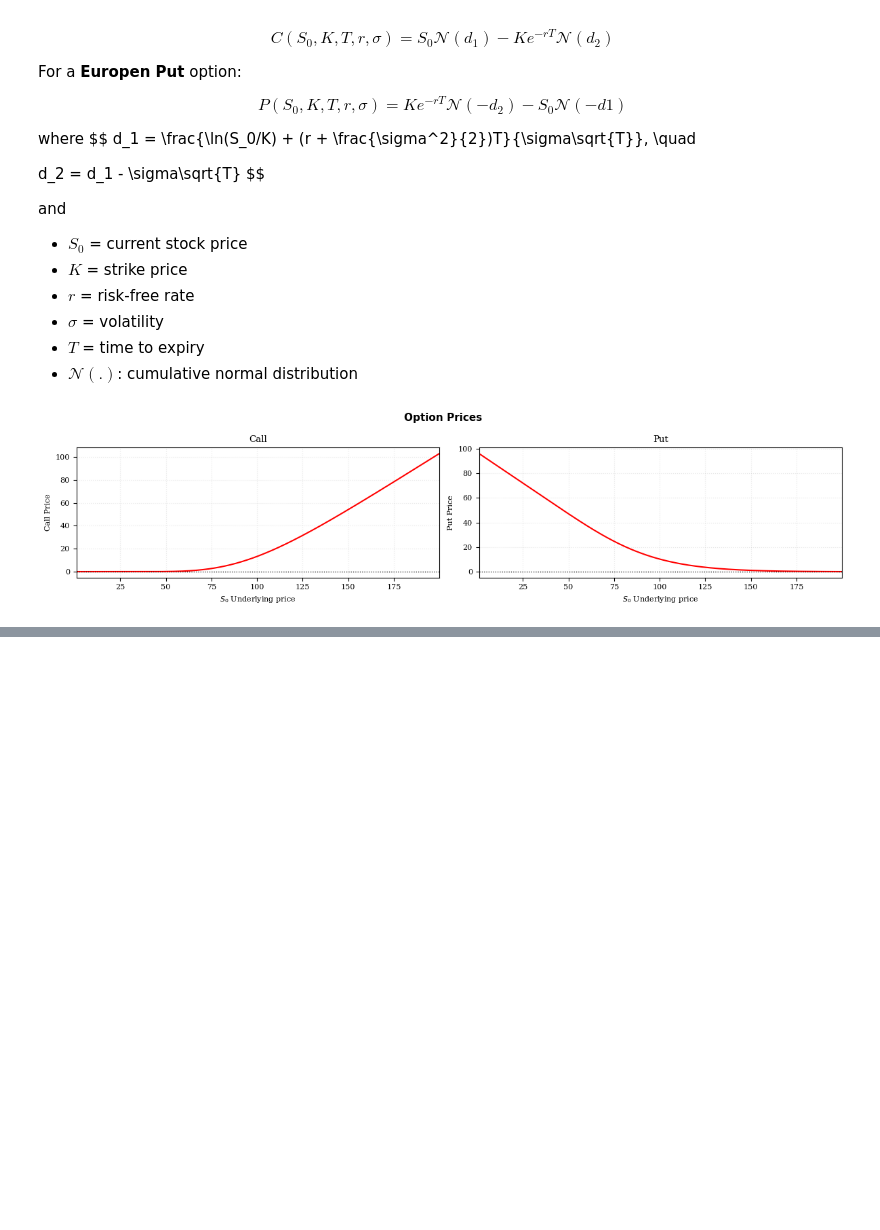
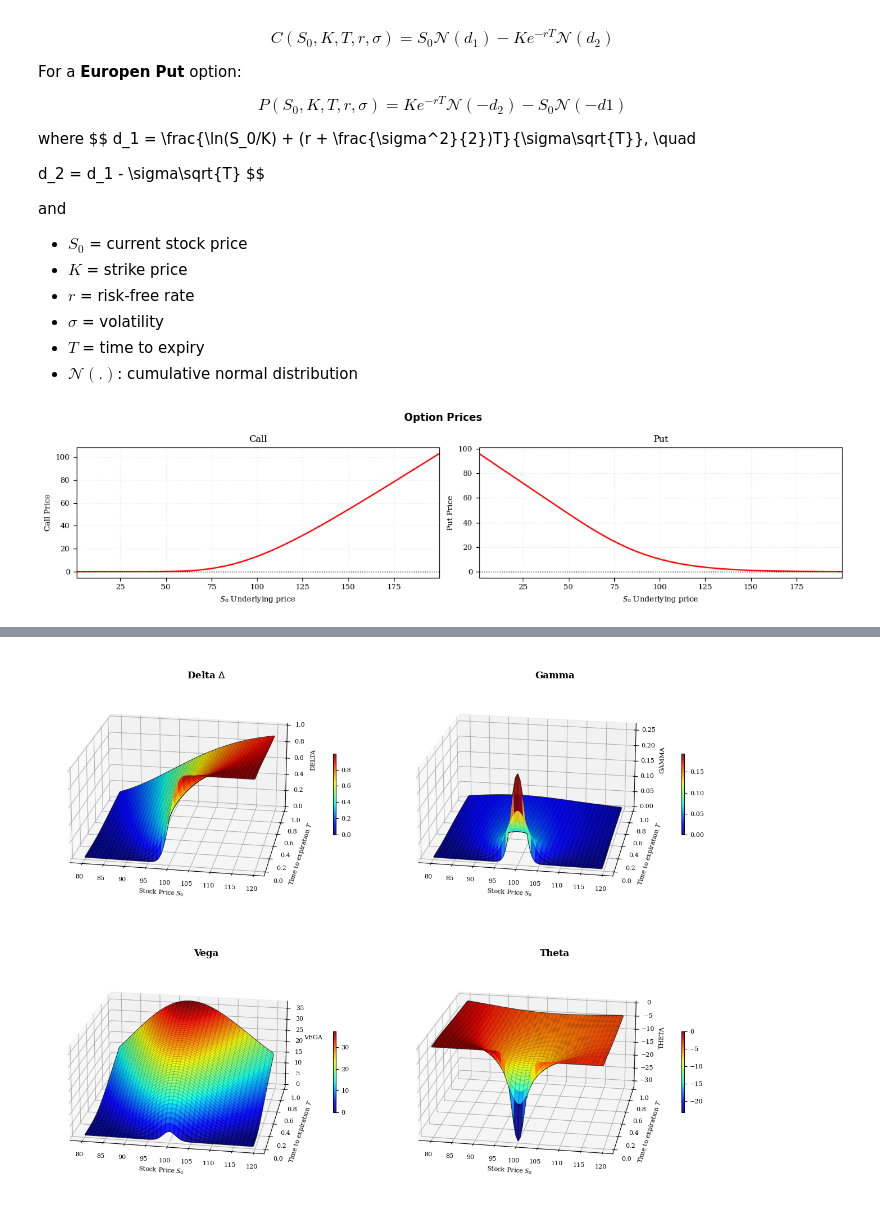
Before and after one commit to sushashi/finance-notebooks, a Jupyter notebook: 01_Intro_Derivatives_BS_Greeks.ipynb, the cells around one changed output, grey strips where cells are left out. Saved outputs shown, nothing was run; the diff lists cells and outputs as text; code cells hidden in the pictures; blank space fills up the shorter version.

```diff
--- a/01_Intro_Derivatives_BS_Greeks.ipynb
+++ b/01_Intro_Derivatives_BS_Greeks.ipynb
@@ -576,0 +590,38 @@ plt.show()
+# %%
+def delta(S, K, T, r, sigma):
+    return np.exp(-r*T) * N(d1(S, K, T, r, sigma))
+
+def gamma(S, K, T, r, sigma):
+    return np.exp(-r*T) * norm.pdf(d1(S, K, T, r, sigma)) / (S * sigma * np.sqrt(T))
+
+def vega(S, K, T, r, sigma):
+    return np.exp(-r*T) * norm.pdf(d1(S, K, T, r, sigma)) * np.sqrt(T) * S
+
+def theta(S, K, T, r, sigma):
+    return -np.exp(-r*T)*sigma * norm.pdf(d1(S, K, T, r, sigma)) *S/ (2*np.sqrt(T)) - r*K*np.exp(-r*T)*norm.cdf(d2(S, K, T, r, sigma))
+
+s = np.arange(80, 120, 0.5)
+t = np.arange(0.01, 1.0, 0.01)
+S, T = np.meshgrid(s, t)
+K=100; sigma=0.15; r=0.03
+DELTAS_CALL = delta(S, K, T, r, sigma)
+GAMMAS_CALL = gamma(S, K, T, r, sigma)
+VEGAS_CALL = vega(S, K, T, r, sigma)
+THETAS_CALL = theta(S, K, T, r, sigma)
+
+fig = plt.figure(figsize=(13, 10))
+ax1 = fig.add_subplot(221, projection='3d')
+ax2 = fig.add_subplot(222, projection='3d')
+ax3 = fig.add_subplot(223, projection='3d')
+ax4 = fig.add_subplot(224, projection='3d')
+plot_3d_option(ax1, S, T, DELTAS_CALL, r'Delta $\Delta$', 'Stock Price $S_0$', 'Time to expiration $T$', 'DELTA')
+plot_3d_option(ax2, S, T, GAMMAS_CALL, 'Gamma', 'Stock Price $S_0$', 'Time to expiration $T$', 'GAMMA')
+plot_3d_option(ax3, S, T, VEGAS_CALL, 'Vega', 'Stock Price $S_0$', 'Time to expiration $T$', 'VEGA')
+plot_3d_option(ax4, S, T, THETAS_CALL, 'Theta', 'Stock Price $S_0$', 'Time to expiration $T$', 'THETA')
+
+# ax2.view_init(elev=10, azim=300, roll=0)
+
+plt.tight_layout()
+plt.show()
+# %% [output]
+[figure, added]
```
Also changed, not shown: parts of 5 cells of this notebook.
